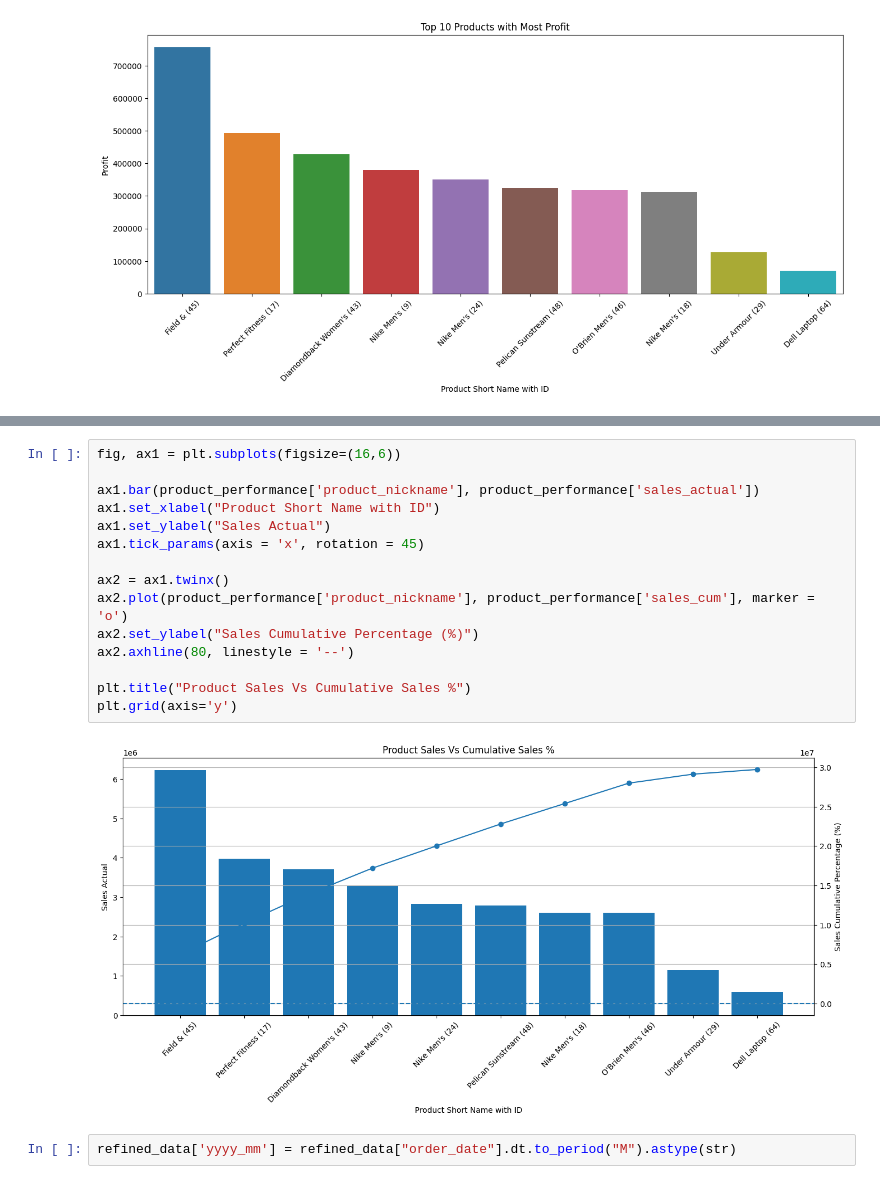
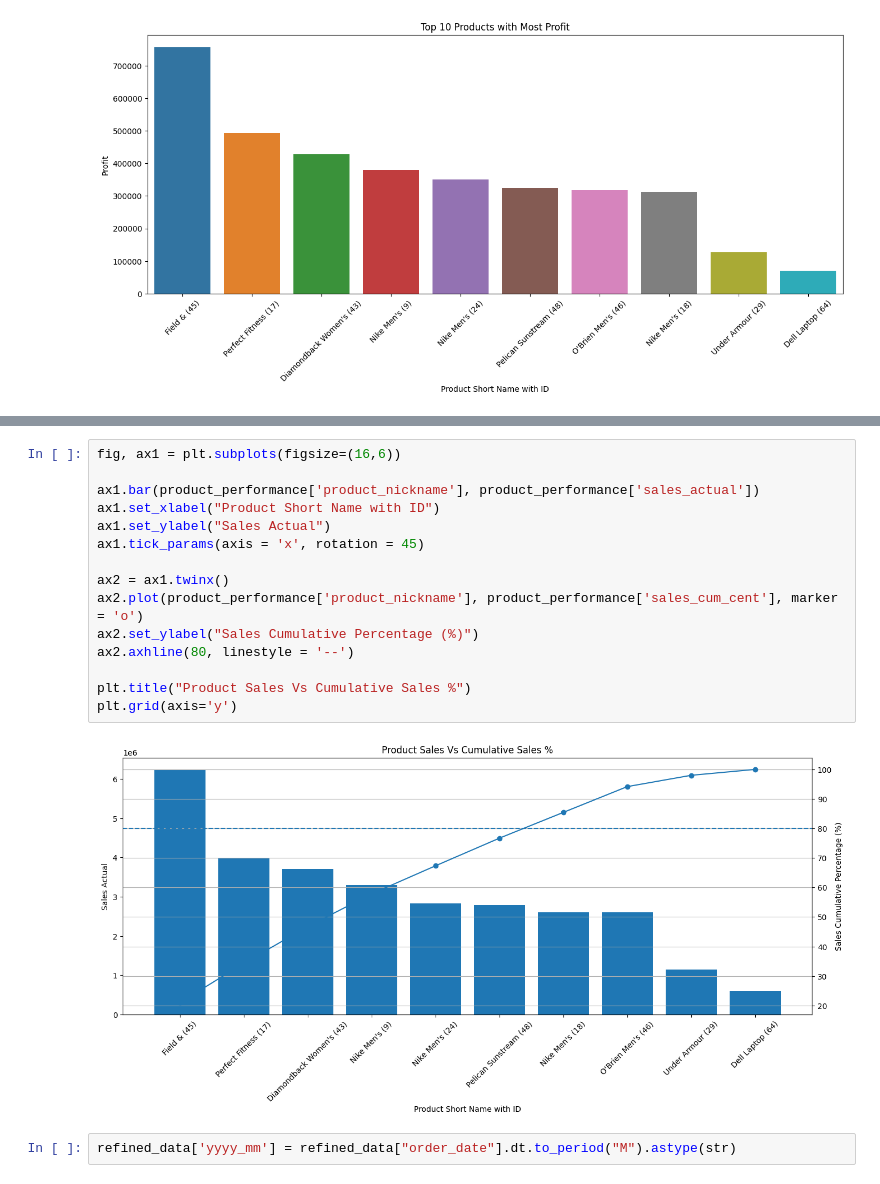
Before and after one commit to zaw-may/Supply-Chain-Analysis, a Jupyter notebook: NB01-SupplyChainPerformance.ipynb, the cells around one changed output, grey strips where cells are left out. Drawn from its saved outputs; the diff is of its cells as text.

```diff
--- a/NB01-SupplyChainPerformance.ipynb
+++ b/NB01-SupplyChainPerformance.ipynb
@@ -288,20 +288,20 @@ product_performance
 # %%
 fig, ax1 = plt.subplots(figsize=(16,6))
 
 ax1.bar(product_performance['product_nickname'], product_performance['sales_actual'])
 ax1.set_xlabel("Product Short Name with ID")
 ax1.set_ylabel("Sales Actual")
 ax1.tick_params(axis = 'x', rotation = 45)
 
 ax2 = ax1.twinx()
-ax2.plot(product_performance['product_nickname'], product_performance['sales_cum'], marker = 'o')
+ax2.plot(product_performance['product_nickname'], product_performance['sales_cum_cent'], marker = 'o')
 ax2.set_ylabel("Sales Cumulative Percentage (%)")
 ax2.axhline(80, linestyle = '--')
 
 plt.title("Product Sales Vs Cumulative Sales %")
 plt.grid(axis='y')
 # %% [output]
-[figure, old version]
+[figure, new version]
 # %%
 refined_data['yyyy_mm'] = refined_data["order_date"].dt.to_period("M").astype(str)
 # %%
```
Also changed, not shown: parts of 3 cells of this notebook.
